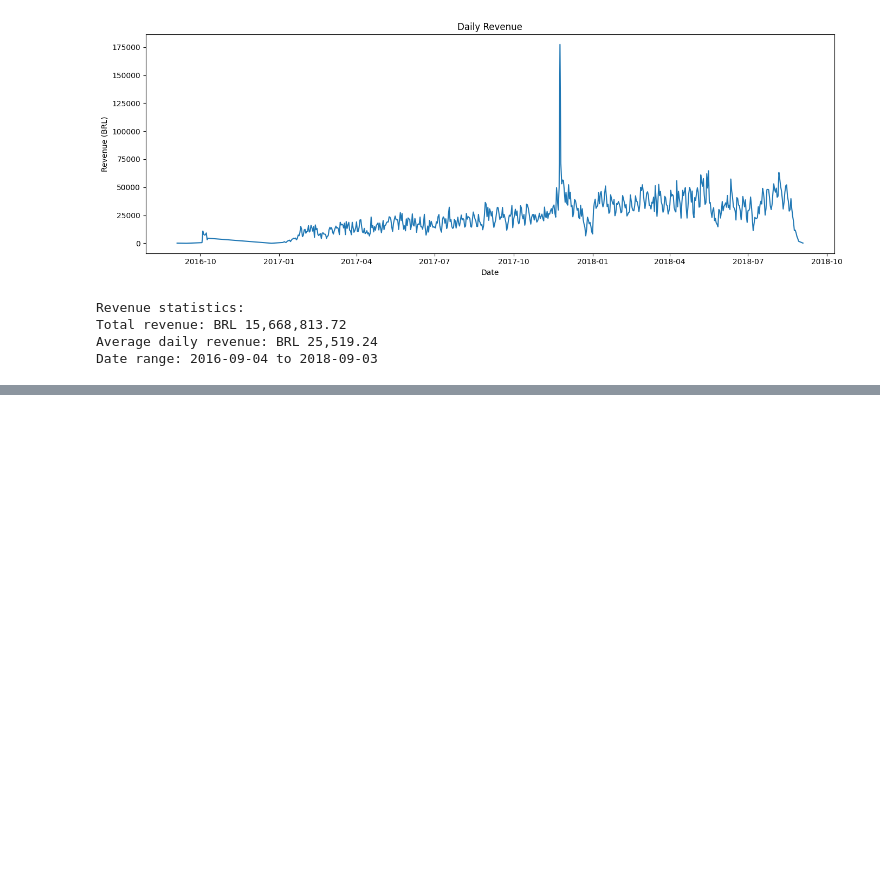
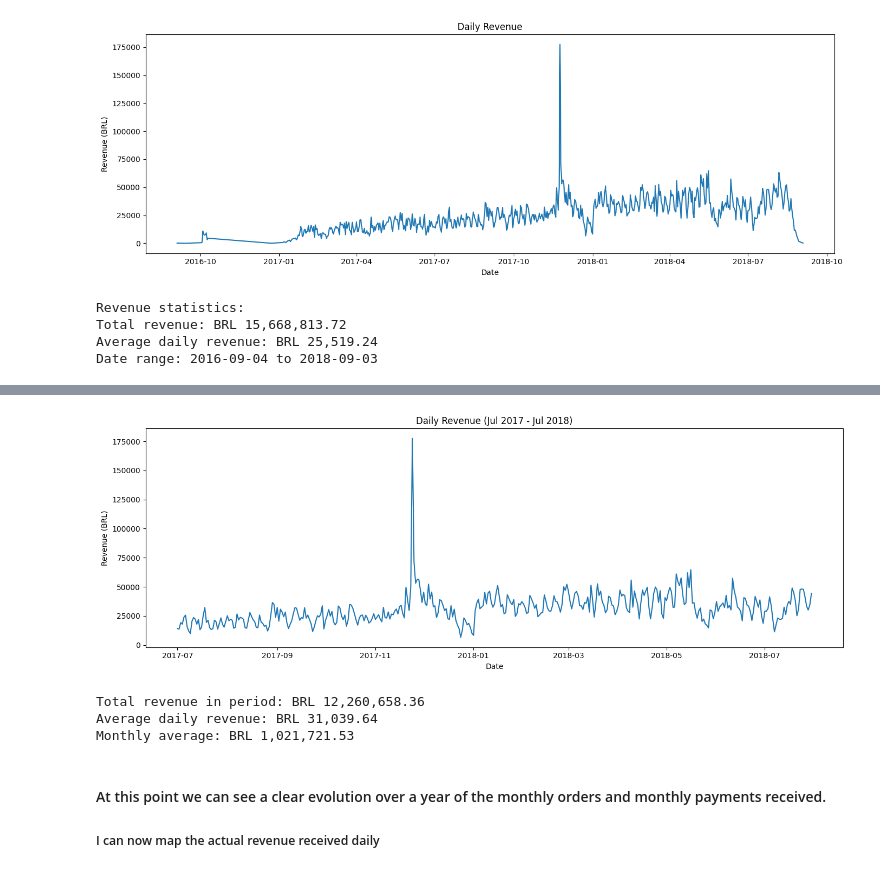
Before and after one commit to Jeremp10/datacleaning, a Jupyter notebook: notebooks/test.ipynb, the cells around one changed output, grey strips where cells are left out. Cells and saved outputs as stored; diff of their text form; code cells hidden in the pictures; blank space fills up the shorter version.

```diff
--- a/notebooks/test.ipynb
+++ b/notebooks/test.ipynb
@@ -271,0 +319,26 @@ Date range: 2016-09-04 to 2018-09-03
+# %%
+# Merge with payments for this period
+orders_filtered_payments = orders_filtered.merge(order_payments, on='order_id', how='left')
+
+daily_revenue_filtered = orders_filtered_payments.groupby('date')['total_payment'].sum()
+
+plt.figure(figsize=(14, 5))
+daily_revenue_filtered.plot()
+plt.title('Daily Revenue (Jul 2017 - Jul 2018)')
+plt.ylabel('Revenue (BRL)')
+plt.xlabel('Date')
+plt.tight_layout()
+plt.show()
+
+print(f"\nTotal revenue in period: BRL {daily_revenue_filtered.sum():,.2f}")
+print(f"Average daily revenue: BRL {daily_revenue_filtered.mean():,.2f}")
+print(f"Monthly average: BRL {daily_revenue_filtered.sum()/12:,.2f}")
+# %% [output]
+[figure, added]
+Total revenue in period: BRL 12,260,658.36
+Average daily revenue: BRL 31,039.64
+Monthly average: BRL 1,021,721.53
+# %% [markdown]
+#### At this point we can see a clear evolution over a year of the monthly orders and monthly payments received.
+
+##### I can now map the actual revenue received daily
```
Also changed, not shown: parts of 14 cells of this notebook.
